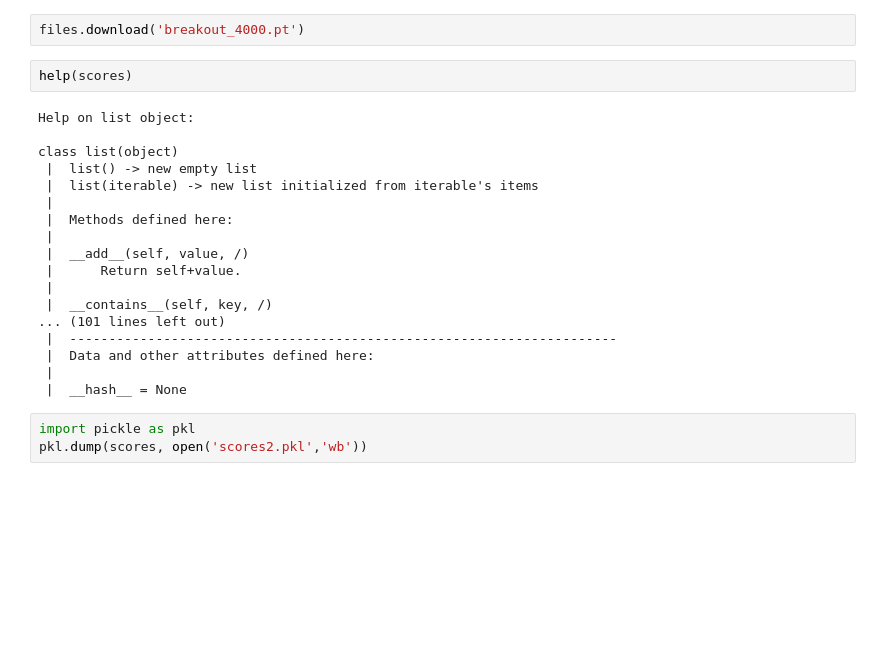
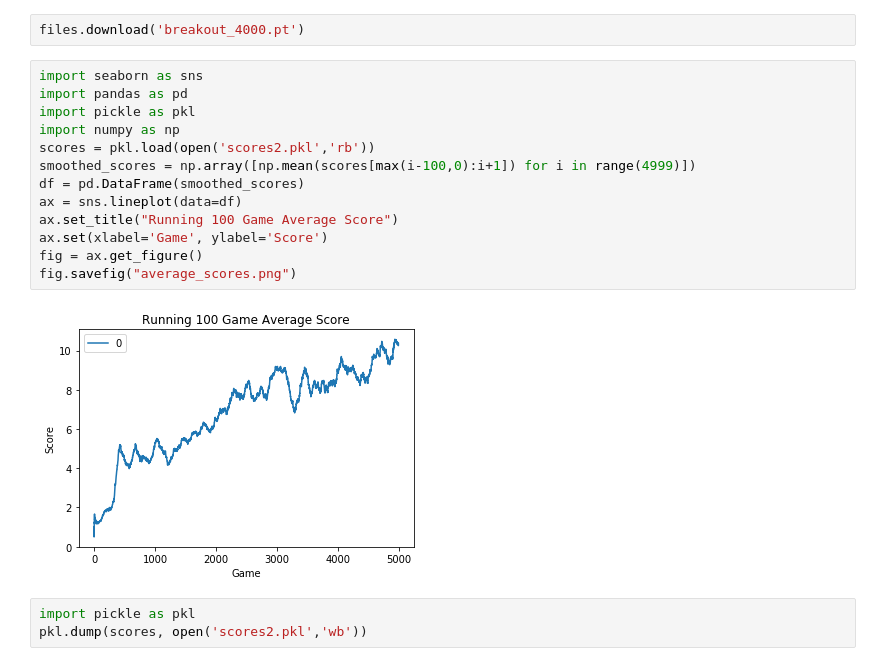
Before and after one commit to kscharpf/drl_intro, a Jupyter notebook: DRLIntro.ipynb, the cells around one changed output. Cells and saved outputs as stored; diff of their text form; blank space fills up the shorter version.

```diff
--- a/DRLIntro.ipynb
+++ b/DRLIntro.ipynb
@@ -300,26 +300,21 @@ import torch
 torch.save(agent.qnetwork_local.state_dict(), 'breakout.pt')
 # %%
 files.download('breakout_4000.pt')
-# %%
-help(scores)
-# %% [output]
-Help on list object:
-
-class list(object)
- |  list() -> new empty list
- |  list(iterable) -> new list initialized from iterable's items
- |
- |  Methods defined here:
- |
- |  __add__(self, value, /)
- |      Return self+value.
- |
- |  __contains__(self, key, /)
-... (101 lines left out)
- |  ----------------------------------------------------------------------
- |  Data and other attributes defined here:
- |
- |  __hash__ = None
+# %%
+import seaborn as sns
+import pandas as pd
+import pickle as pkl
+import numpy as np
+scores = pkl.load(open('scores2.pkl','rb'))
+smoothed_scores = np.array([np.mean(scores[max(i-100,0):i+1]) for i in range(4999)])
+df = pd.DataFrame(smoothed_scores)
+ax = sns.lineplot(data=df)
+ax.set_title("Running 100 Game Average Score")
+ax.set(xlabel='Game', ylabel='Score')
+fig = ax.get_figure()
+fig.savefig("average_scores.png")
+# %% [output]
+[figure, added]
 # %%
 import pickle as pkl
 pkl.dump(scores, open('scores2.pkl','wb'))
```
Also changed, not shown: 2 other files.
